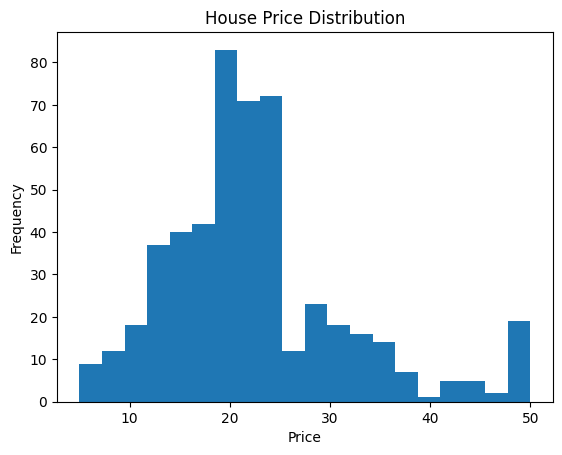
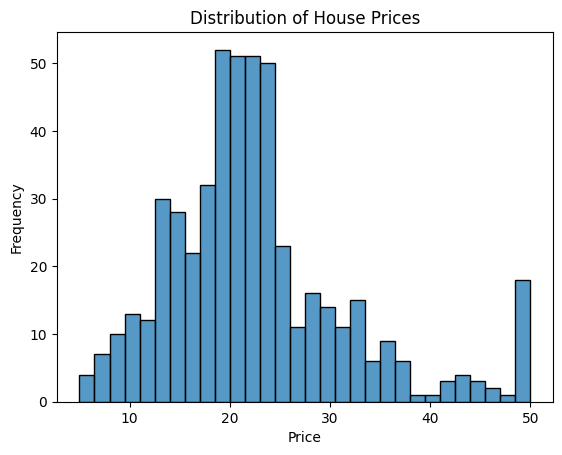
Unified diff of the notebook cell whose output changed from the first chart to the second:
--- before
+++ after
@@ -1,4 +1,6 @@
-plt.hist(df['medv'], bins=20)
-plt.title("House Price Distribution")
+import seaborn as sns
+
+sns.histplot(df['medv'], bins=30)
+plt.title("Distribution of House Prices")
 plt.xlabel("Price")
 plt.ylabel("Frequency")

Commit: Improve notebook insights